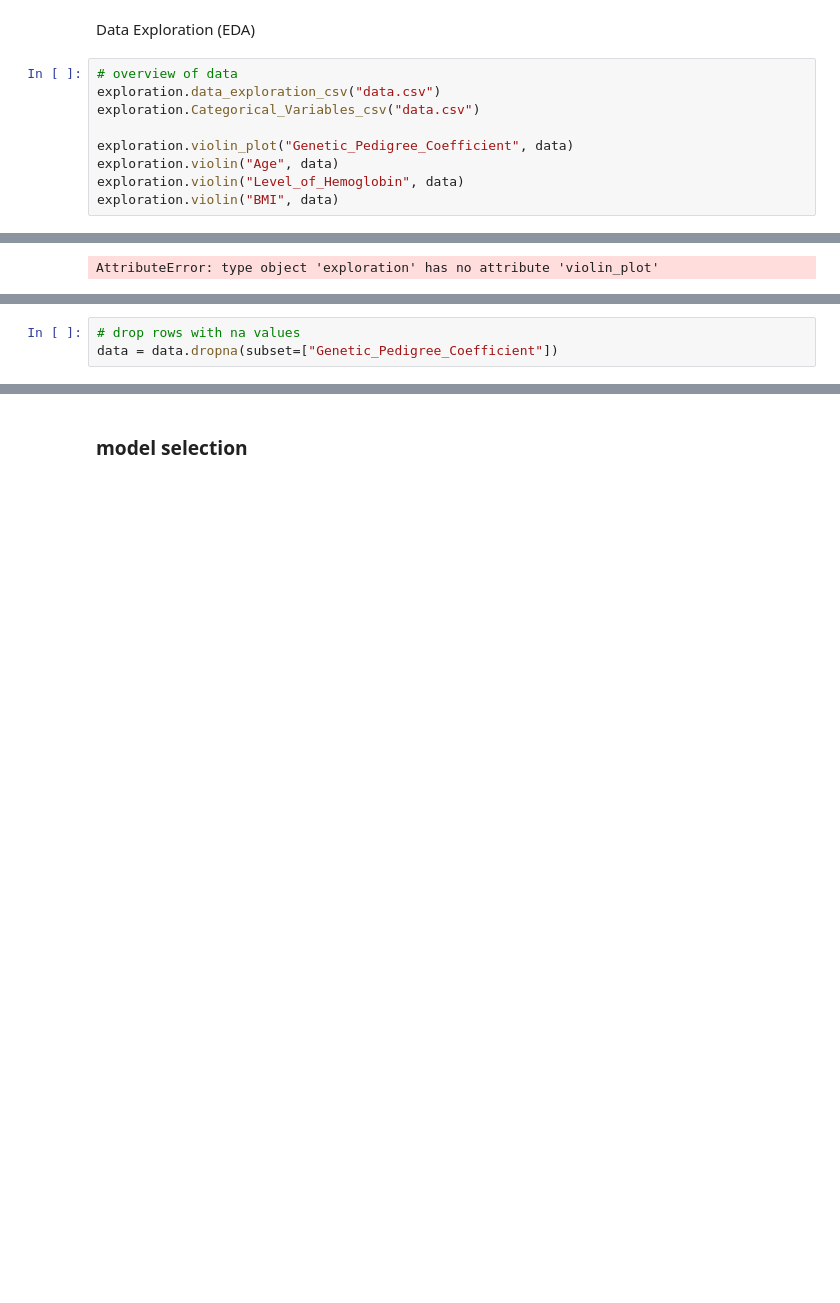
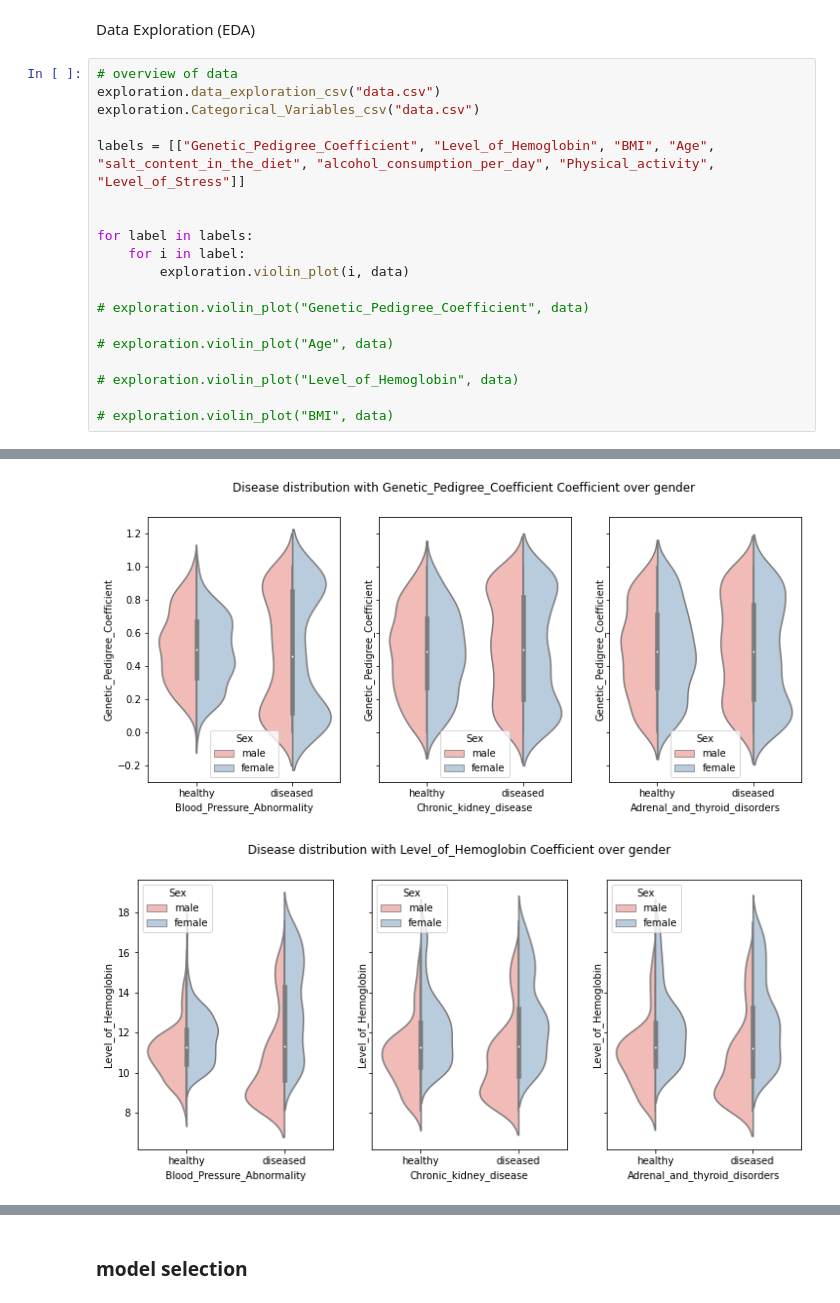
Before and after one commit to DaLuSt/DSLS-DS3-Machine-learning, a Jupyter notebook: Supervised-learning/Supervisedlearning_Assingment_DaanSteur_379943_DSLS.ipynb, the cells around one changed output, grey strips where cells are left out. Drawn from its saved outputs; the diff is of its cells as text; blank space fills up the shorter version.

```diff
--- a/Supervised-learning/Supervisedlearning_Assingment_DaanSteur_379943_DSLS.ipynb
+++ b/Supervised-learning/Supervisedlearning_Assingment_DaanSteur_379943_DSLS.ipynb
@@ -96,32 +98,43 @@ Data Exploration (EDA)
 # %%
 # overview of data
 exploration.data_exploration_csv("data.csv")
 exploration.Categorical_Variables_csv("data.csv")
 
-exploration.violin_plot("Genetic_Pedigree_Coefficient", data)
-exploration.violin("Age", data)
-exploration.violin("Level_of_Hemoglobin", data)
-exploration.violin("BMI", data)
+labels = [["Genetic_Pedigree_Coefficient", "Level_of_Hemoglobin", "BMI", "Age", "salt_content_in_the_diet", "alcohol_consumption_per_day", "Physical_activity", "Level_of_Stress"]]
+
+
+for label in labels:
+    for i in label:
+        exploration.violin_plot(i, data)
+
+# exploration.violin_plot("Genetic_Pedigree_Coefficient", data)
+
+# exploration.violin_plot("Age", data)
+
+# exploration.violin_plot("Level_of_Hemoglobin", data)
+
+# exploration.violin_plot("BMI", data)
 # %% [output]
 A value is trying to be set on a copy of a slice from a DataFrame
 
 See the caveats in the documentation: https://pandas.pydata.org/pandas-docs/stable/user_guide/indexing.html#returning-a-view-versus-a-copy
   df_num.sort_index(axis=1, inplace=True, key=lambda x: x.str.lower())
                              N Obs    N Missing    N Valid    % Complete    N Unique      Mean        SD    Median       MAD    Min       Max    Skewness    Kurtosis  CV
 -------------------------  -------  -----------  ---------  ------------  ----------  --------  --------  --------  --------  -----  --------  ----------  ----------  ----
 Age                           2000            0       2000         100            58     46.56     17.11     46        22.24   18       75           0.02       -1.25  0.37
 alcohol_consumption_per_d     2000          242       1758          87.9         488    251.01    143.65    250       186.81    0      499          -0.01       -1.22
 BMI                           2000            0       2000         100            41     30.08     11.76     30        14.83   10       50          -0.02       -1.18  0.39
 Genetic_Pedigree_Coeffici     2000           92       1908          95.4         101      0.49      0.29      0.49      0.37    0        1           0.02       -1.18
 Level_of_Hemoglobin           2000            0       2000         100           757     11.71      2.19     11.33      2.02    8.1     17.56        0.66       -0.18  0.19
 Level_of_Stress               2000            0       2000         100             3      2.01      0.82      2         1.48    1        3          -0.02       -1.53  0.41
 Physical_activity             2000            0       2000         100          1951  25254.4   14015.4   25353     17633.3   628    49980          -0.01       -1.16  0.55
 Pregnancy                     2000         1558        442          22.1           2      0.45      0.5       0         0       0        1           0.2        -1.97
 salt_content_in_the_diet      2000            0       2000         100          1945  24926.1   14211.7   25046.5   17514      22    49976          -0.02       -1.15  0.57
 Sex                           2000            0       2000         100             2      0.5       0.5       0         0       0        1           0.02       -2
 Smoking                       2000            0       2000         100             2      0.51      0.5       1         0       0        1          -0.04       -2
                              N Obs    N Missing    N Valid    % Complete    N Unique
 -------------------------  -------  -----------  ---------  ------------  ----------
 Blood_Pressure_Abnormalit     2000            0       2000           100           2
 Chronic_kidney_disease        2000            0       2000           100           2
-AttributeError: type object 'exploration' has no attribute 'violin_plot'
+[figure, added]
+[figure, added]
@@ -128,4 +147 @@ AttributeError: type object 'exploration' has no attribute 'violin_plot'
-# %%
-# drop rows with na values
-data = data.dropna(subset=["Genetic_Pedigree_Coefficient"])
 # %%
```
Also changed, not shown: parts of 18 cells of this notebook, 1 other file.
